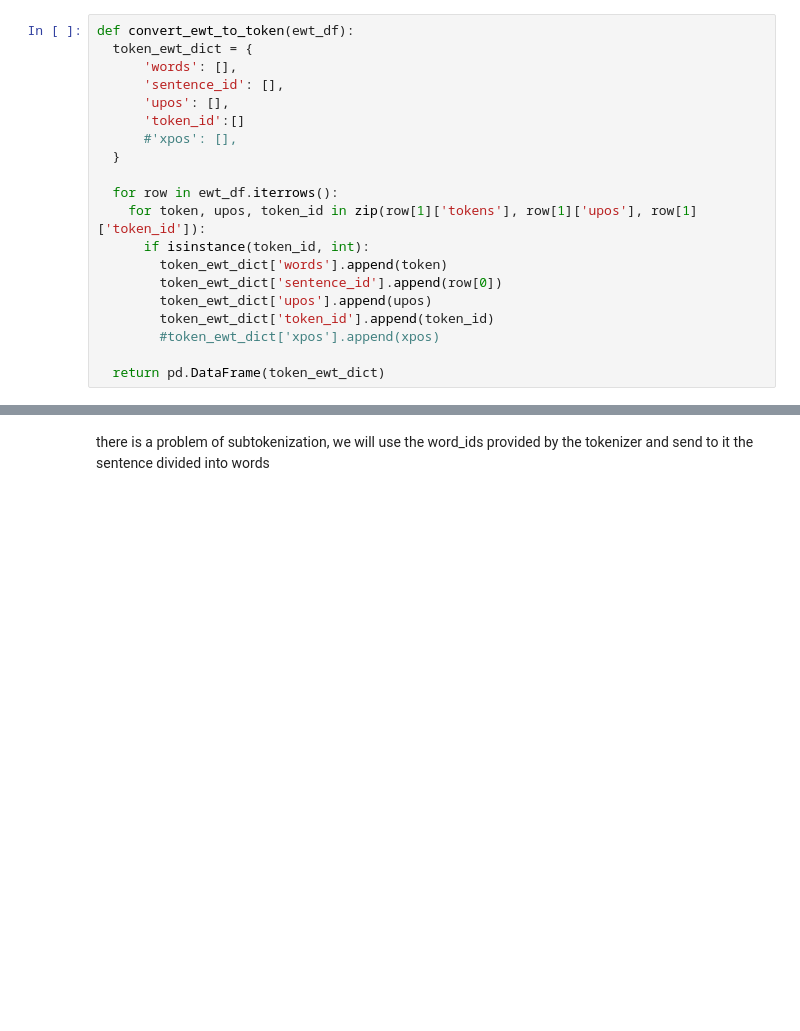
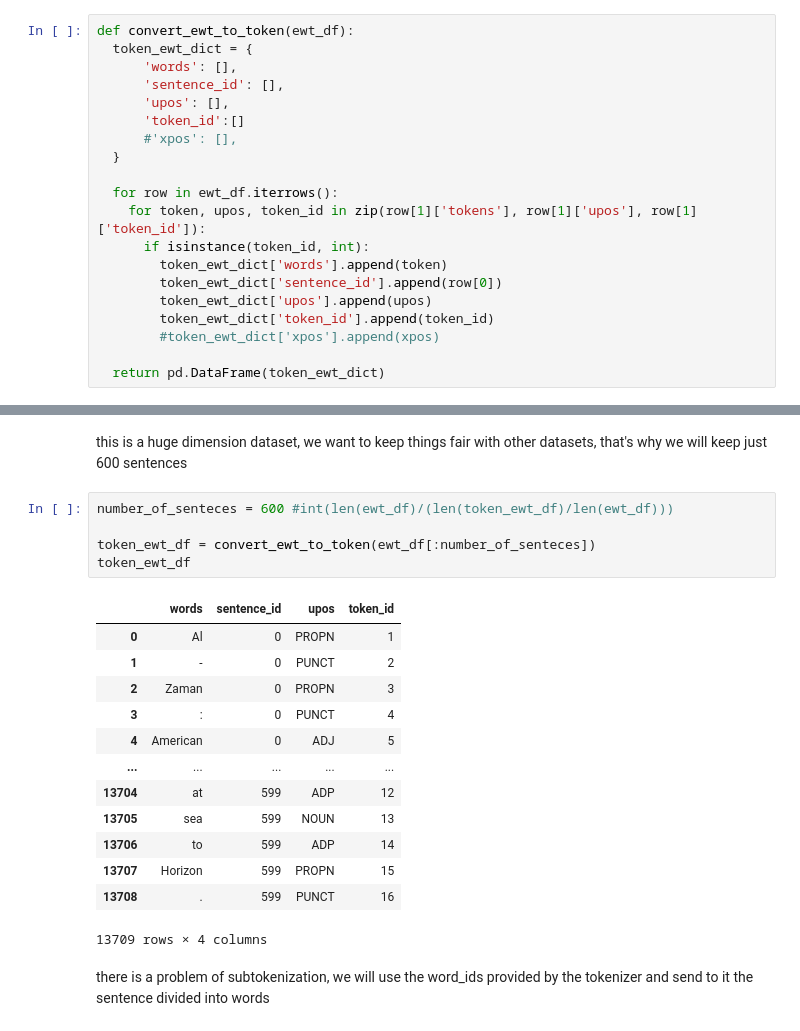
Before and after one commit to rrossierba/digital-transformation-computer-security, a Jupyter notebook: probe_t5.ipynb, the cells around one changed output, grey strips where cells are left out. Drawn from its saved outputs; the diff is of its cells as text; blank space fills up the shorter version.

```diff
--- a/probe_t5.ipynb
+++ b/probe_t5.ipynb
@@ -331,3 +411,24 @@ token_ewt_df
+# %% [markdown]
+this is a huge dimension dataset, we want to keep things fair with other datasets, that's why we will keep just 600 sentences
+# %%
+number_of_senteces = 600 #int(len(ewt_df)/(len(token_ewt_df)/len(ewt_df)))
+
+token_ewt_df = convert_ewt_to_token(ewt_df[:number_of_senteces])
+token_ewt_df
+# %% [output]
+|  | words | sentence_id | upos | token_id |
+| 0 | Al | 0 | PROPN | 1 |
+| 1 | - | 0 | PUNCT | 2 |
+| 2 | Zaman | 0 | PROPN | 3 |
+| 3 | : | 0 | PUNCT | 4 |
+| 4 | American | 0 | ADJ | 5 |
+| ... | ... | ... | ... | ... |
+| 13704 | at | 599 | ADP | 12 |
+| 13705 | sea | 599 | NOUN | 13 |
+| 13706 | to | 599 | ADP | 14 |
+| 13707 | Horizon | 599 | PROPN | 15 |
+| 13708 | . | 599 | PUNCT | 16 |
+13709 rows × 4 columns
 # %% [markdown]
 there is a problem of subtokenization, we will use the word_ids provided by the tokenizer and send to it the sentence divided into words
 # %%
```
Also changed, not shown: parts of 65 cells of this notebook.
